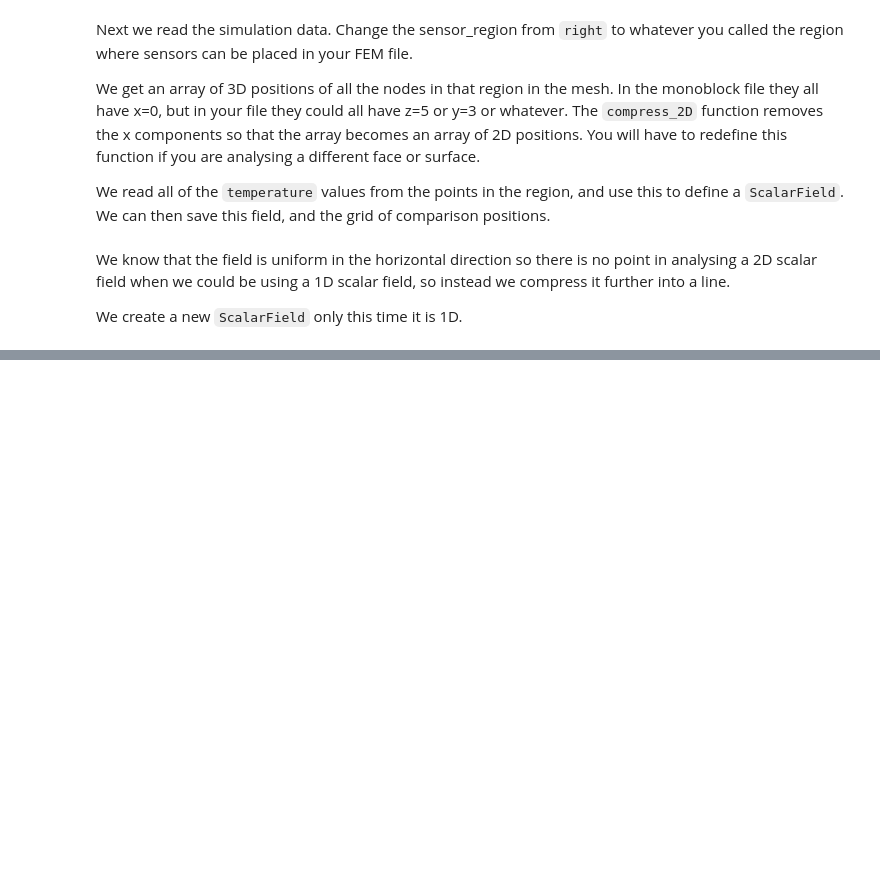
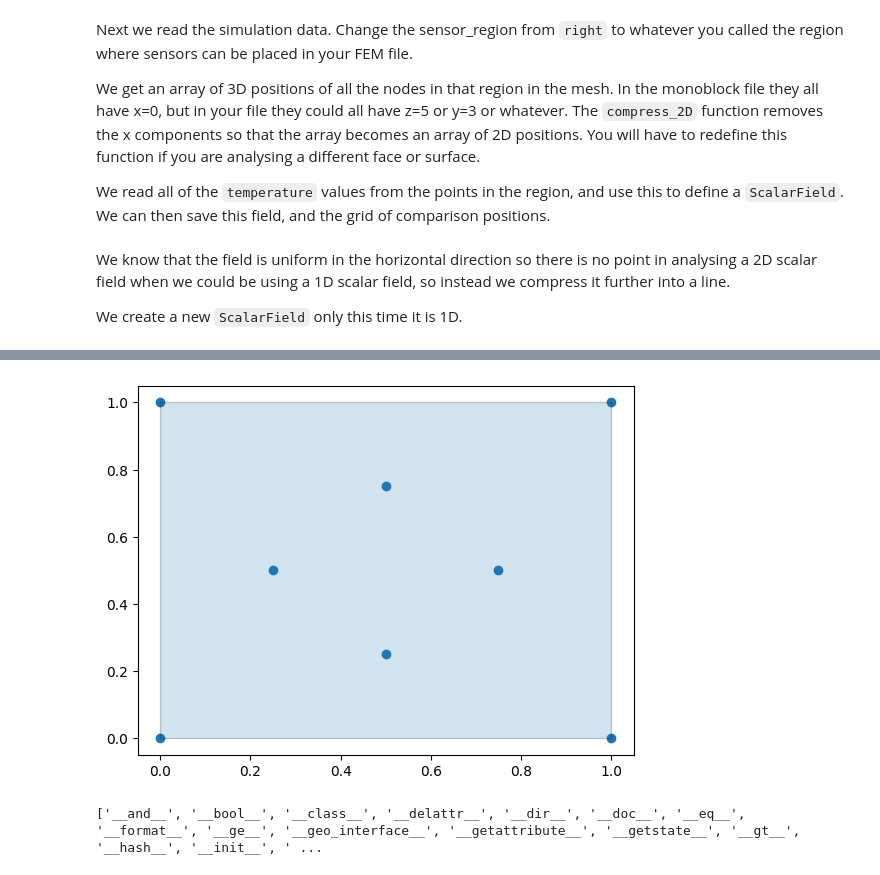
Before and after one commit to aurora-multiphysics/cyclops, a Jupyter notebook: tutorials/1.1_read_2D_scalar.ipynb, the cells around one changed output, grey strips where cells are left out. Cells and saved outputs as stored; diff of their text form; code cells hidden in the pictures; blank space fills up the shorter version.

Commit message:
"Working on new boundary definition for 3D shapes - utilitises skspatial, scipy, alphashape and Delaunay"

```diff
--- a/tutorials/1.1_read_2D_scalar.ipynb
+++ b/tutorials/1.1_read_2D_scalar.ipynb
@@ -113,0 +81,21 @@ IndexError: too many indices for array: array is 1-dimensional, but 3 were index
+# %%
+points_3d = [
+    (0., 0., 0.), (0., 0., 1.), (0., 1., 0.),
+    (1., 0., 0.), (1., 1., 0.), (1., 0., 1.),
+    (0., 1., 1.), (1., 1., 1.), (.25, .5, .5),
+    (.5, .25, .5), (.5, .5, .25), (.75, .5, .5),
+    (.5, .75, .5), (.5, .5, .75)
+]
+
+df_3d = pd.DataFrame(data = np.array(points_3d), columns = ('x','y','z'))
+#points_3D = np.ndarray(points_3d[:])
+#print(points_3d.transpose)
+fig = plt.figure()
+ax = plt.axes(projection='3d')
+ax.scatter(df_3d['x'], df_3d['y'], df_3d['z'])
+plt.show()
+# %%
+alpha_shape = alphashape.alphashape(points_3d)
+print(alpha_shape)
+print(alpha_shape.vertices)
+alpha_shape.show()
@@ -113,0 +151,13 @@ IndexError: too many indices for array: array is 1-dimensional, but 3 were index
+# %%
+
+fig, ax = plt.subplots()
+ax.scatter(*zip(*points_2d))
+ax.add_patch(PolygonPatch(alpha_shape, alpha=0.2))
+plt.show()
+# %% [output]
+[figure, added]
+# %%
+alpha_shape = alphashape.alphashape(points_2d, 2.0)
+print(dir(alpha_shape))
+# %% [output]
+['__and__', '__bool__', '__class__', '__delattr__', '__dir__', '__doc__', '__eq__', '__format__', '__ge__', '__geo_interface__', '__getattribute__', '__getstate__', '__gt__', '__hash__', '__init__', ' ...
```
Also changed, not shown: parts of 8 cells of this notebook, 13 other files.
